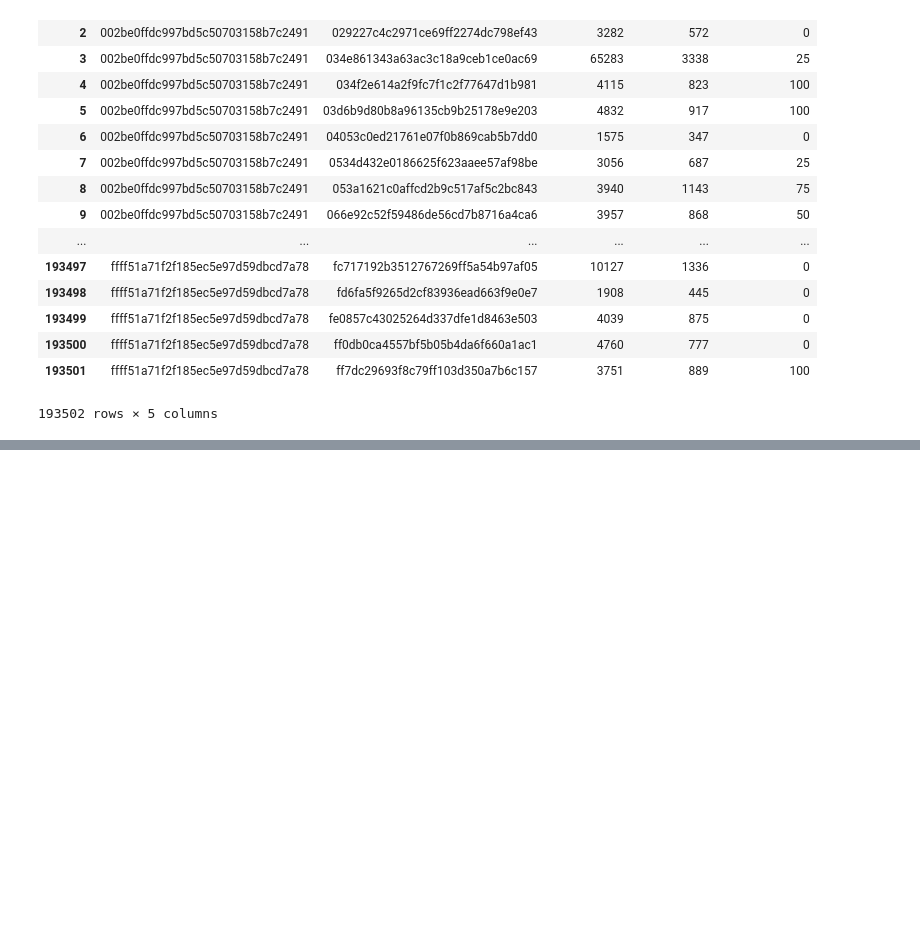
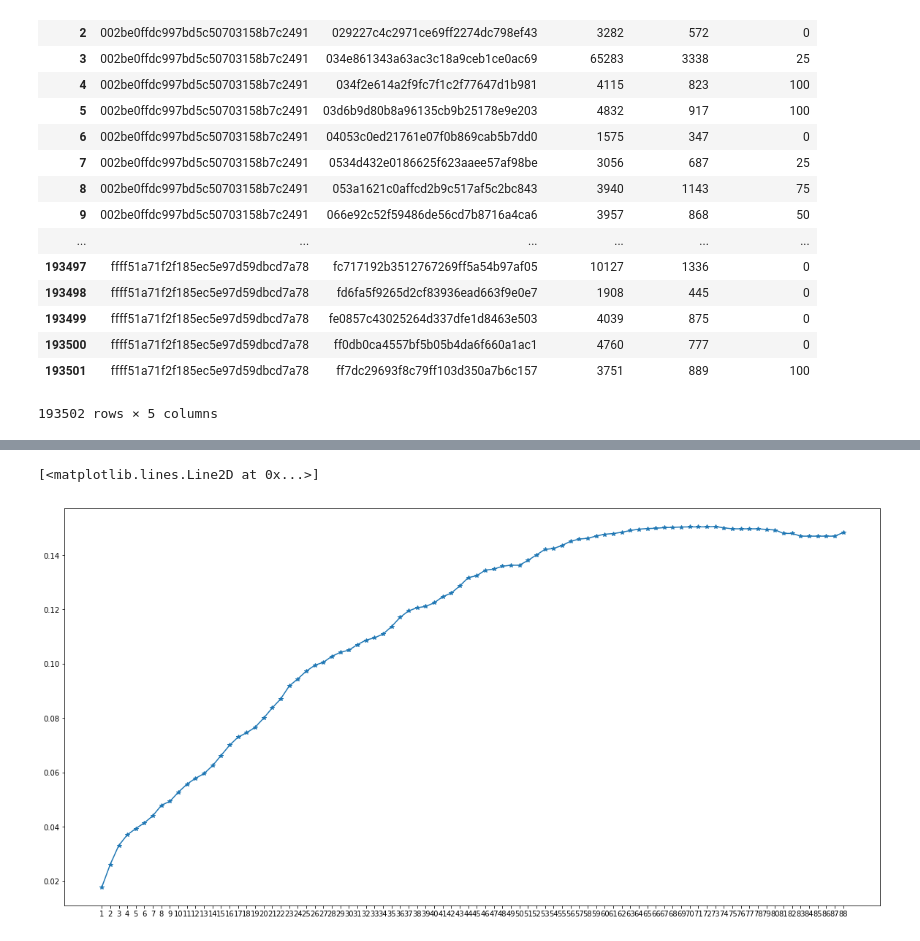
Before and after one commit to Ruijin1988/GIT, a Jupyter notebook: take_home.ipynb, the cells around one changed output, grey strips where cells are left out. Cells and saved outputs as stored; diff of their text form; code cells hidden in the pictures; blank space fills up the shorter version.

```diff
--- a/take_home.ipynb
+++ b/take_home.ipynb
@@ -110,12 +95,12 @@ one_week_time_range = B-A
 driver_freq_dict={} #drive freqent and last time
 for elem in driver_ride_id_dict.keys():
     driver_freq_dict[elem]=[]
-    max_range,last_to_date,first_time_range = 0,0,float('inf')
+    max_range,last_to_date,first_time_range = 0,float('inf'),float('inf')
     ride_distance_sum, ride_duration_sum = 0, 0
     count_one_week, duration_time = 0, 0
     prime_time_sum = 0
     for counter,items in enumerate(driver_ride_id_dict[elem]):
-        last_to_date = max(last_to_date,items[6])
+        last_to_date = min(last_to_date,items[6])
         max_range = max(max_range,items[5])
         first_time_range = min(first_time_range,items[4])
         ride_duration_sum += items[2]
@@ -128,7 +113,7 @@ for elem in driver_ride_id_dict.keys():
 
     driver_freq_dict[elem]=[counter,max_range,
                             float(format(counter/max_range,'.2f')),last_to_date,
-                           first_time_range, float(format(ride_duration_sum/counter,'.2f')),
+                            first_time_range, float(format(ride_duration_sum/counter,'.2f')),
                             float(format(ride_distance_sum/counter,'.2f')),duration_time,count_one_week,
                             float(format(prime_time_sum/counter,'.2f'))]
 
@@ -137,0 +155,28 @@ for elem in driver_ride_id_dict.keys():
+# %%
+#[0:total number of rides, 1:total range of ride, 2:frequent of ride per day, 3:vacum time from last ride,
+# 4:vacum time from on board, 5:mean time per costumer, 6:mean distance per customer]
+
+# method 1: 取最后一次的记录到截至日期的间隔
+# driver_freq_dict
+ratios = 1
+churn_ratio=[]
+for ratio in range(ratios,89,1):
+    crit_item_index = 3
+    sum_churn_freq,sum_unchurn_freq = 0,0
+    count_churn,count_unchurn = 0,0
+    driver_churn_dict, driver_unchurn_dict = {}, {}
+    for elem in driver_freq_dict.keys():
+        if driver_freq_dict[elem][crit_item_index]<ratio:
+            driver_churn_dict[elem]=driver_freq_dict[elem]
+            sum_churn_freq = driver_churn_dict[elem][crit_item_index]+sum_churn_freq
+            count_churn+=1
+        else:
+            driver_unchurn_dict[elem]=driver_freq_dict[elem]
+            sum_unchurn_freq = driver_unchurn_dict[elem][crit_item_index]+sum_unchurn_freq
+            count_unchurn+=1
+    print(ratio)
+    print(count_churn, count_unchurn)
+    print(sum_churn_freq/count_churn, sum_unchurn_freq/count_unchurn)
+    print((sum_churn_freq/count_churn)/(sum_unchurn_freq/count_unchurn))
+    churn_ratio.append((sum_churn_freq/count_churn)/(sum_unchurn_freq/count_unchurn))
+    print('----------------------------')
@@ -137,0 +201,13 @@ for elem in driver_ride_id_dict.keys():
+# %%
+import matplotlib.pyplot as plt
+import numpy as np
+%matplotlib inline
+plt.figure(figsize=(20,10))
+axes= plt.axes()
+axes.set_xticks(np.linspace(ratios, 89, len(churn_ratio), endpoint=False))
+axes.plot(np.linspace(ratios, 89, len(churn_ratio), endpoint=False),churn_ratio,'-*')
+
+# pick 50, because it has the largest gradient
+# %% [output]
+[<matplotlib.lines.Line2D at 0x...>]
+[figure, added]
```
Also changed, not shown: parts of 27 cells of this notebook.
